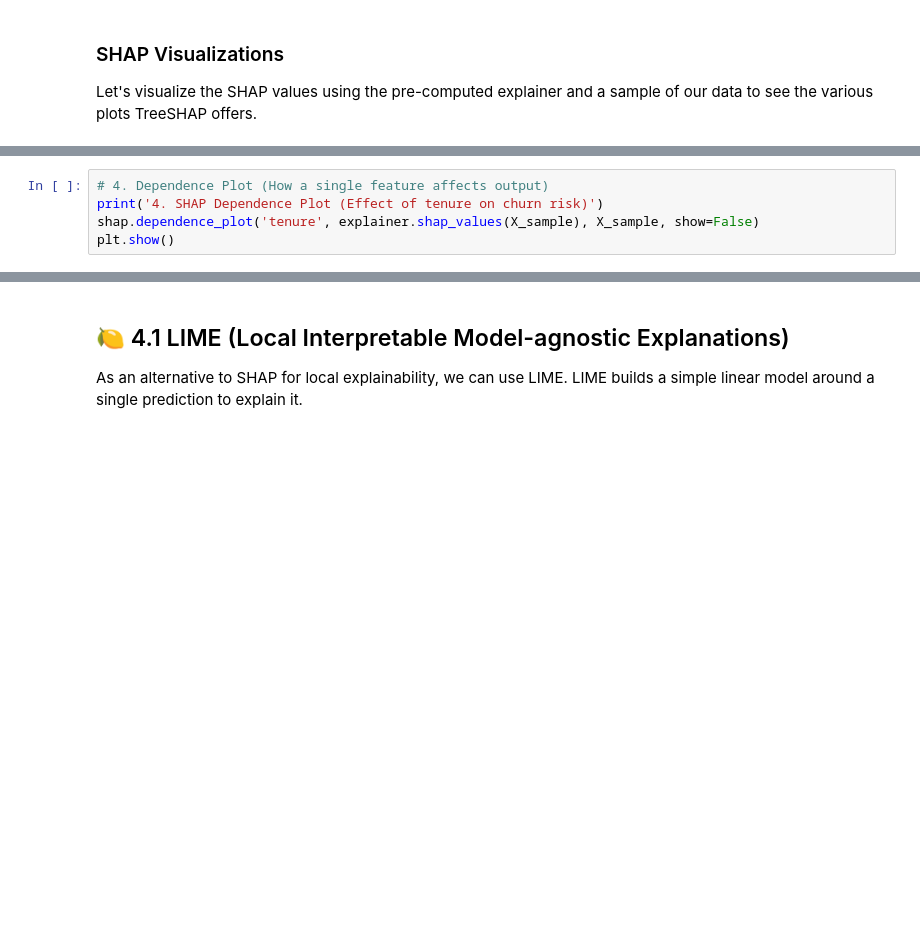
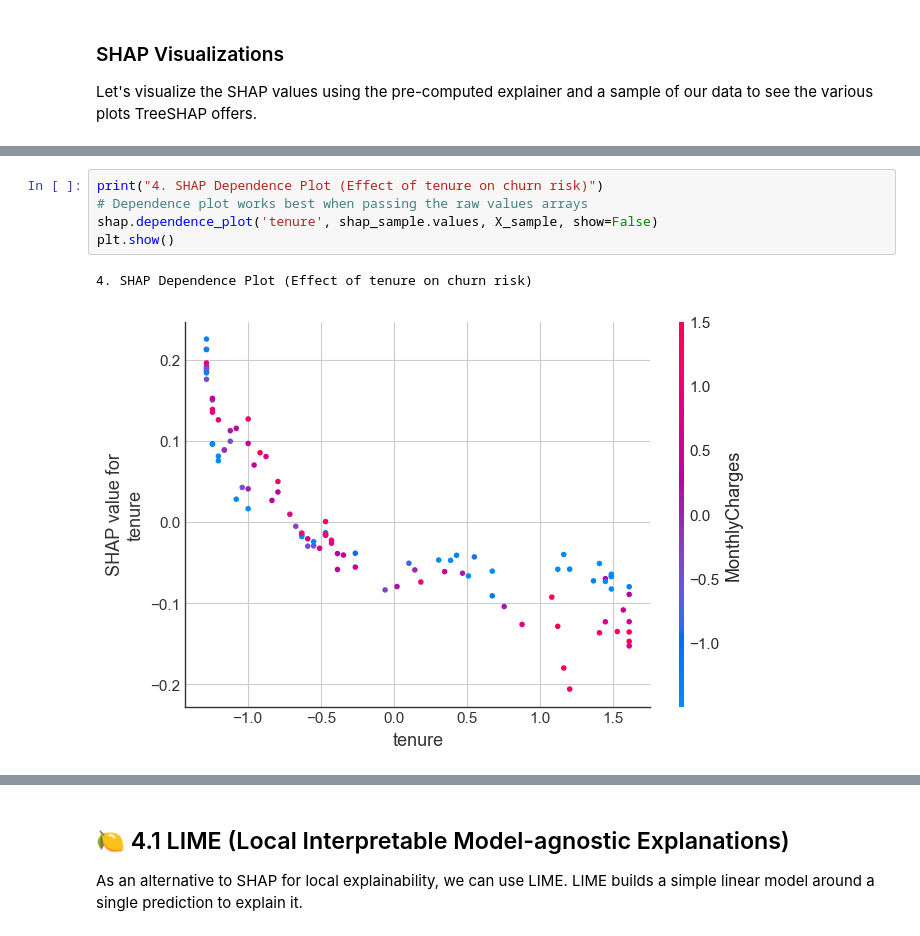
Before and after one commit to Yeo8023/Customer-Churn-Intelligence-Explainable-AI-XAI-Dashboard, a Jupyter notebook: notebooks/01_churn_deep_dive_eda.ipynb, the cells around one changed output, grey strips where cells are left out. Saved outputs shown, nothing was run; the diff lists cells and outputs as text; blank space fills up the shorter version.

```diff
--- a/notebooks/01_churn_deep_dive_eda.ipynb
+++ b/notebooks/01_churn_deep_dive_eda.ipynb
@@ -223,5 +192,8 @@ plt.show()
 # %%
-# 4. Dependence Plot (How a single feature affects output)
-print('4. SHAP Dependence Plot (Effect of tenure on churn risk)')
-shap.dependence_plot('tenure', explainer.shap_values(X_sample), X_sample, show=False)
+print("4. SHAP Dependence Plot (Effect of tenure on churn risk)")
+# Dependence plot works best when passing the raw values arrays
+shap.dependence_plot('tenure', shap_sample.values, X_sample, show=False)
 plt.show()
+# %% [output]
+4. SHAP Dependence Plot (Effect of tenure on churn risk)
+[figure, added]
```
Also changed, not shown: parts of 11 cells of this notebook.
